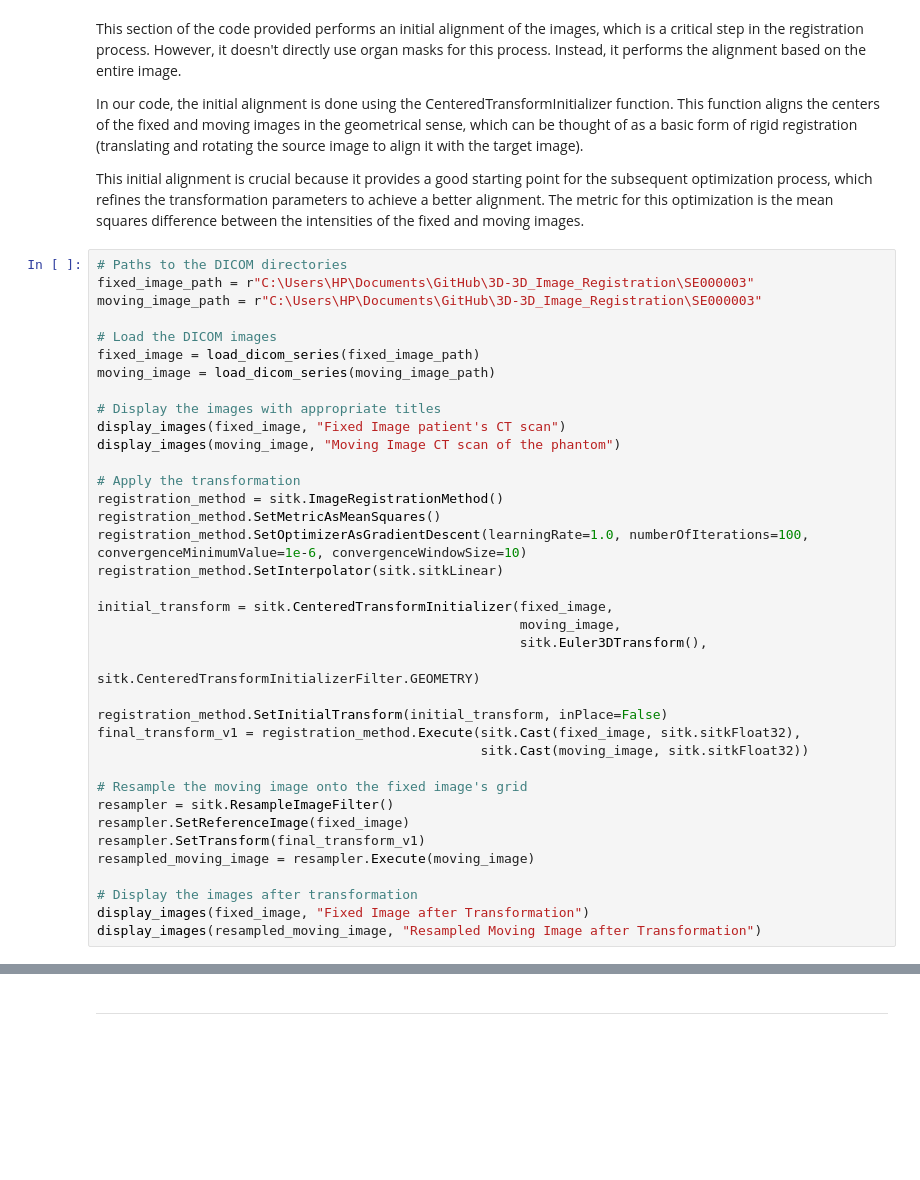
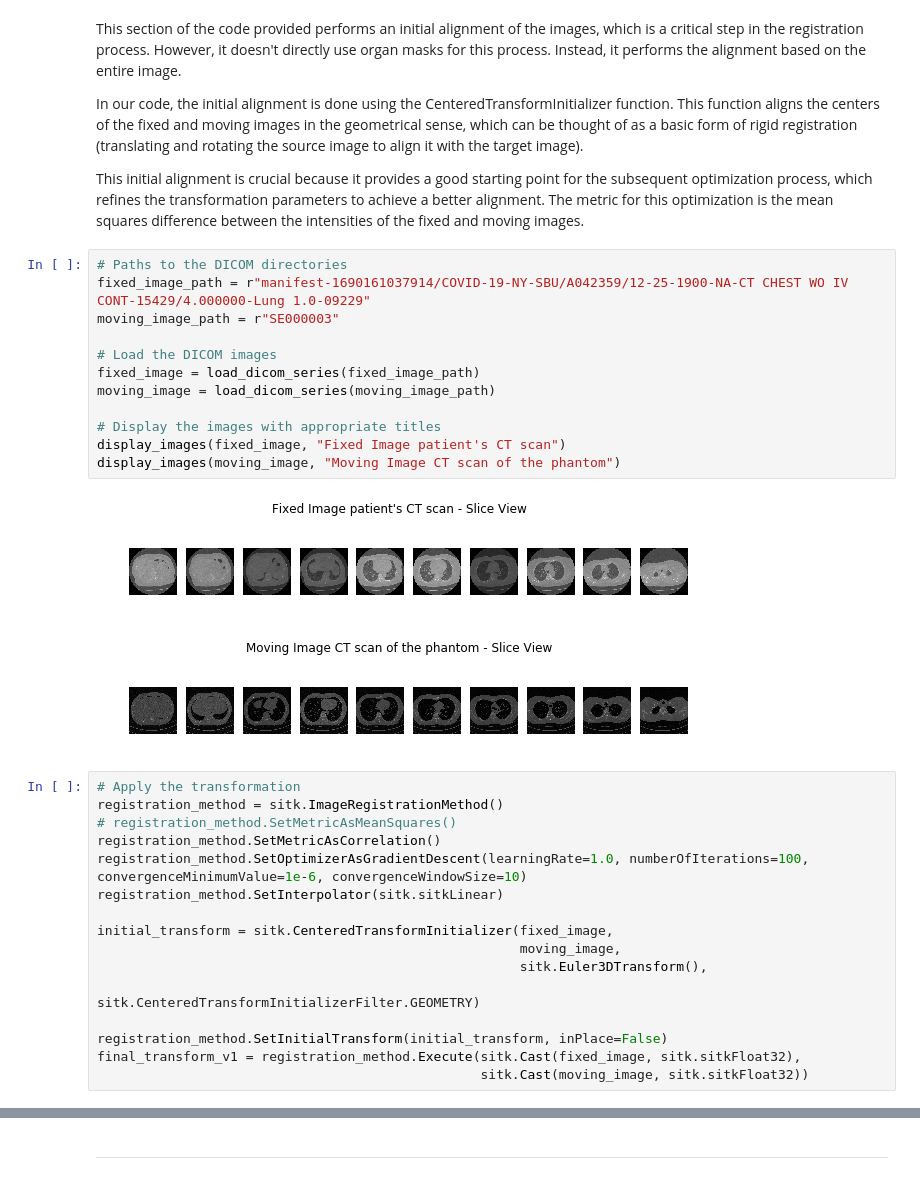
Before and after one commit to OgbondaGlory/Volume-registration-of-an-anthropomorphic-chest-phantom, a Jupyter notebook: Deformable_Image_Registration.ipynb, the cells around one changed output, grey strips where cells are left out. Cells and saved outputs as stored; diff of their text form; blank space fills up the shorter version.

```diff
--- a/Deformable_Image_Registration.ipynb
+++ b/Deformable_Image_Registration.ipynb
@@ -140,22 +140,26 @@ This section of the code provided performs an initial alignment of the images, w
 In our code, the initial alignment is done using the CenteredTransformInitializer function. This function aligns the centers of the fixed and moving images in the geometrical sense, which can be thought of as a basic form of rigid registration (translating and rotating the source image to align it with the target image).
 
 This initial alignment is crucial because it provides a good starting point for the subsequent optimization process, which refines the transformation parameters to achieve a better alignment. The metric for this optimization is the mean squares difference between the intensities of the fixed and moving images.
+# %%
+# Paths to the DICOM directories
+fixed_image_path = r"manifest-1690161037914/COVID-19-NY-SBU/A042359/12-25-1900-NA-CT CHEST WO IV CONT-15429/4.000000-Lung 1.0-09229"
+moving_image_path = r"SE000003"
+
+# Load the DICOM images
+fixed_image = load_dicom_series(fixed_image_path)
+moving_image = load_dicom_series(moving_image_path)
+
+# Display the images with appropriate titles
+display_images(fixed_image, "Fixed Image patient's CT scan")
+display_images(moving_image, "Moving Image CT scan of the phantom")
+# %% [output]
+[figure, added]
+[figure, added]
 # %%
-# Paths to the DICOM directories
-fixed_image_path = r"C:\Users\HP\Documents\GitHub\3D-3D_Image_Registration\SE000003"
-moving_image_path = r"C:\Users\HP\Documents\GitHub\3D-3D_Image_Registration\SE000003"
-
-# Load the DICOM images
-fixed_image = load_dicom_series(fixed_image_path)
-moving_image = load_dicom_series(moving_image_path)
-
-# Display the images with appropriate titles
-display_images(fixed_image, "Fixed Image patient's CT scan")
-display_images(moving_image, "Moving Image CT scan of the phantom")
-
 # Apply the transformation
 registration_method = sitk.ImageRegistrationMethod()
-registration_method.SetMetricAsMeanSquares()
+# registration_method.SetMetricAsMeanSquares()
+registration_method.SetMetricAsCorrelation()
 registration_method.SetOptimizerAsGradientDescent(learningRate=1.0, numberOfIterations=100, convergenceMinimumValue=1e-6, convergenceWindowSize=10)
 registration_method.SetInterpolator(sitk.sitkLinear)
 
@@ -167,13 +171,3 @@ initial_transform = sitk.CenteredTransformInitializer(fixed_image,
 registration_method.SetInitialTransform(initial_transform, inPlace=False)
 final_transform_v1 = registration_method.Execute(sitk.Cast(fixed_image, sitk.sitkFloat32),
                                                  sitk.Cast(moving_image, sitk.sitkFloat32))
-
-# Resample the moving image onto the fixed image's grid
-resampler = sitk.ResampleImageFilter()
-resampler.SetReferenceImage(fixed_image)
-resampler.SetTransform(final_transform_v1)
-resampled_moving_image = resampler.Execute(moving_image)
-
-# Display the images after transformation
-display_images(fixed_image, "Fixed Image after Transformation")
-display_images(resampled_moving_image, "Resampled Moving Image after Transformation")
```
Also changed, not shown: parts of 12 cells of this notebook, 3 other files.
